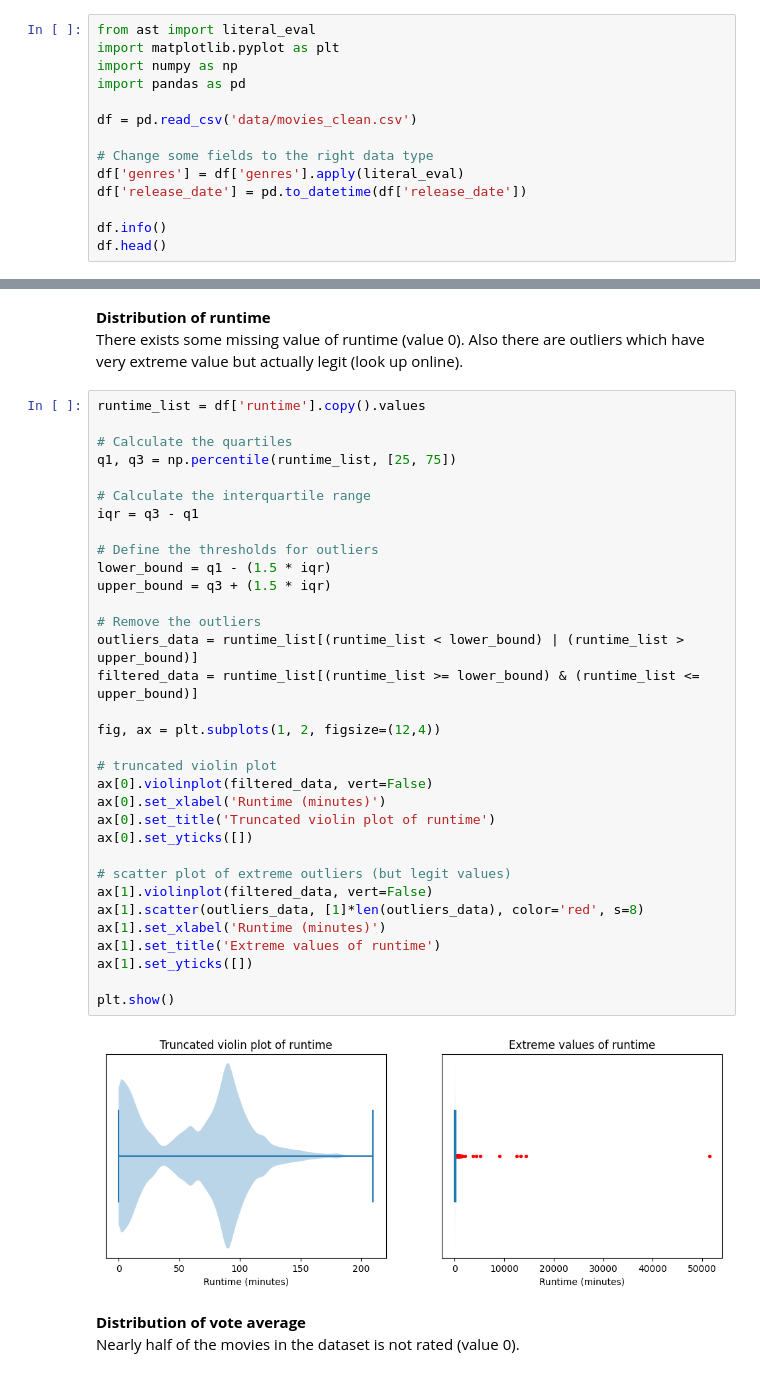
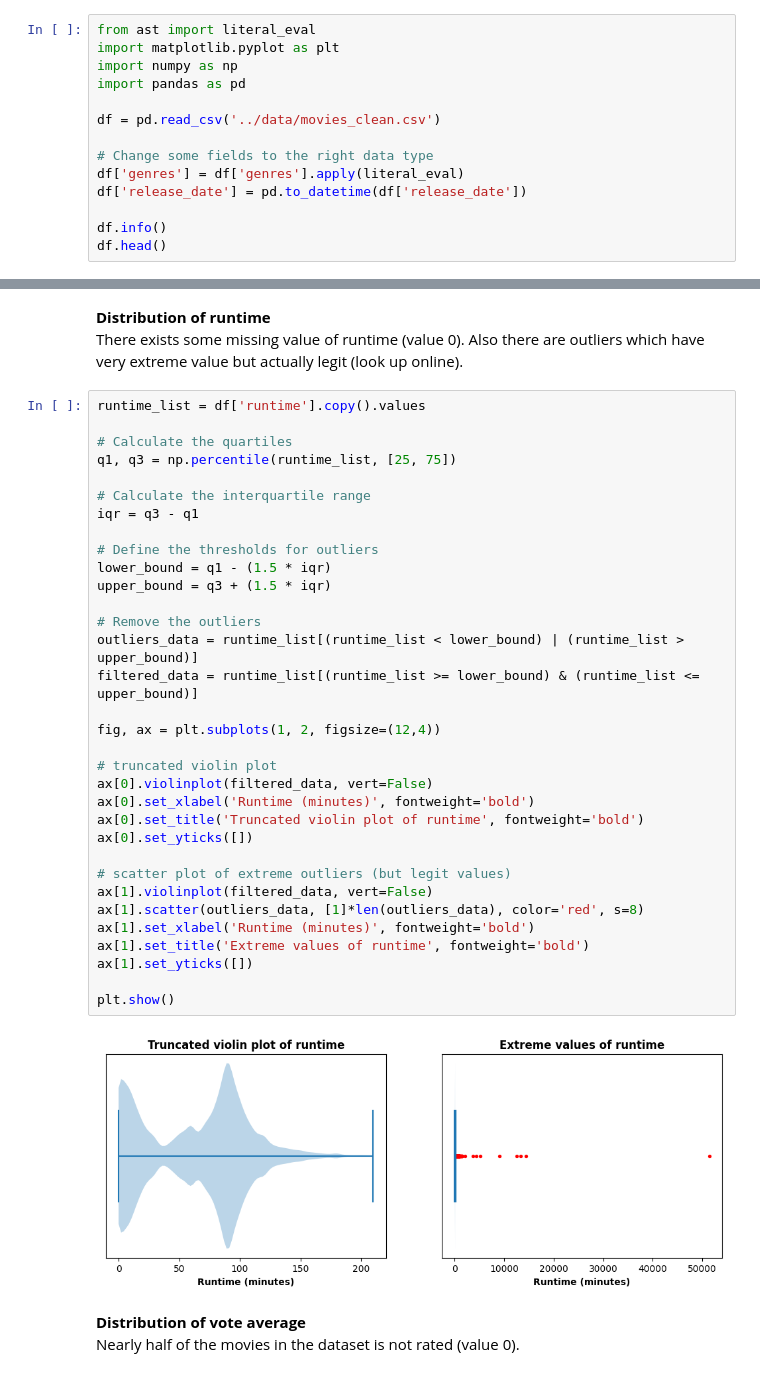
Before and after one commit to longminhdo/movies-recommendation, a Jupyter notebook: data_exploration/eda.ipynb, the cells around one changed output, grey strips where cells are left out. Saved outputs shown, nothing was run; the diff lists cells and outputs as text.

```diff
--- a/data_exploration/eda.ipynb
+++ b/data_exploration/eda.ipynb
@@ -6,7 +6,7 @@ import matplotlib.pyplot as plt
 import numpy as np
 import pandas as pd
 
-df = pd.read_csv('data/movies_clean.csv')
+df = pd.read_csv('../data/movies_clean.csv')
 
 # Change some fields to the right data type
 df['genres'] = df['genres'].apply(literal_eval)
@@ -122,38 +123,38 @@ There exists some missing value of runtime (value 0). Also there are outliers wh
 # %%
 runtime_list = df['runtime'].copy().values
 
 # Calculate the quartiles
 q1, q3 = np.percentile(runtime_list, [25, 75])
 
 # Calculate the interquartile range
 iqr = q3 - q1
 
 # Define the thresholds for outliers
 lower_bound = q1 - (1.5 * iqr)
 upper_bound = q3 + (1.5 * iqr)
 
 # Remove the outliers
 outliers_data = runtime_list[(runtime_list < lower_bound) | (runtime_list > upper_bound)]
 filtered_data = runtime_list[(runtime_list >= lower_bound) & (runtime_list <= upper_bound)]
 
 fig, ax = plt.subplots(1, 2, figsize=(12,4))
 
 # truncated violin plot
 ax[0].violinplot(filtered_data, vert=False)
-ax[0].set_xlabel('Runtime (minutes)')
-ax[0].set_title('Truncated violin plot of runtime')
+ax[0].set_xlabel('Runtime (minutes)', fontweight='bold')
+ax[0].set_title('Truncated violin plot of runtime', fontweight='bold')
 ax[0].set_yticks([])
 
 # scatter plot of extreme outliers (but legit values)
 ax[1].violinplot(filtered_data, vert=False)
 ax[1].scatter(outliers_data, [1]*len(outliers_data), color='red', s=8)
-ax[1].set_xlabel('Runtime (minutes)')
-ax[1].set_title('Extreme values of runtime')
+ax[1].set_xlabel('Runtime (minutes)', fontweight='bold')
+ax[1].set_title('Extreme values of runtime', fontweight='bold')
 ax[1].set_yticks([])
 
 plt.show()
 # %% [output]
-[figure, old version]
+[figure, new version]
 # %% [markdown]
 **Distribution of vote average** <br>
 Nearly half of the movies in the dataset is not rated (value 0).
```
Also changed, not shown: parts of 7 cells of this notebook, 2 other files.
